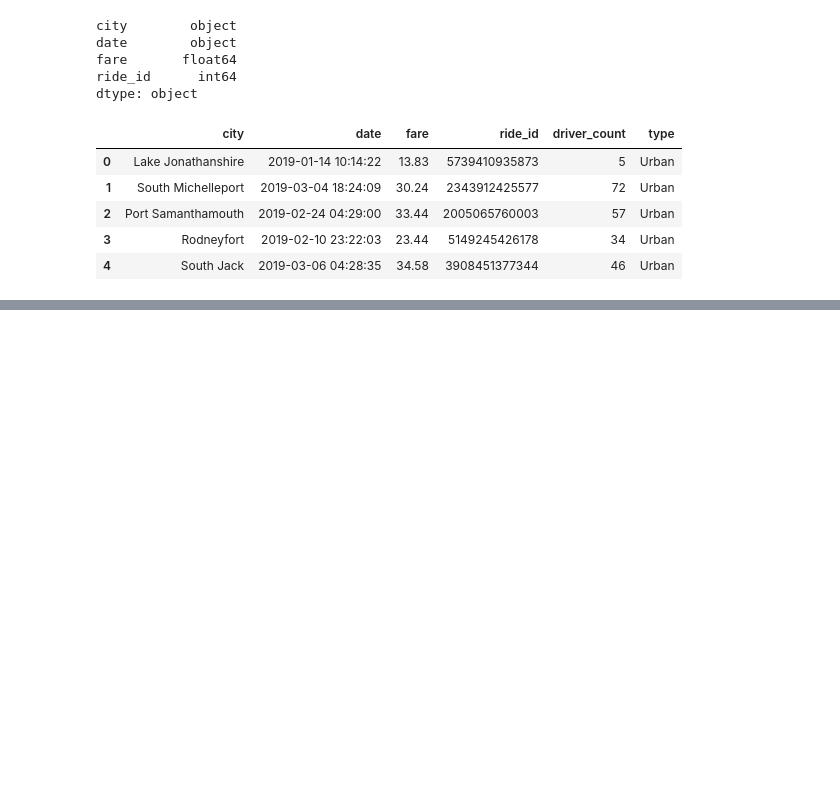
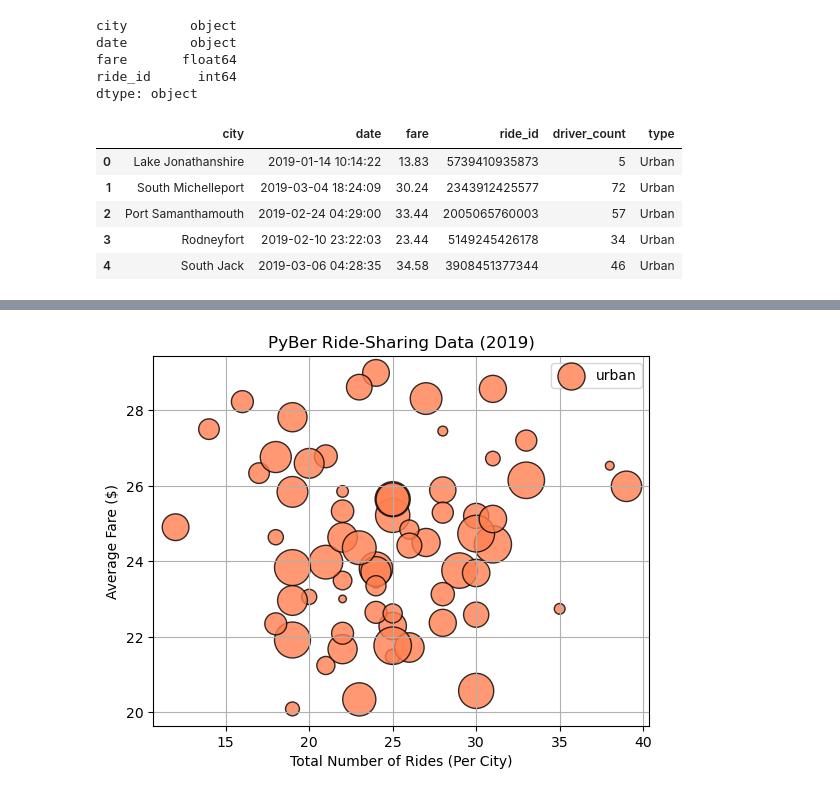
Before and after one commit to bchillman/PyBer_Analysis, a Jupyter notebook: PyBer.ipynb, the cells around one changed output, grey strips where cells are left out. Saved outputs shown, nothing was run; the diff lists cells and outputs as text; code cells hidden in the pictures; blank space fills up the shorter version.

Commit message:
Updating PyBer.ipynb with scatter plot code

```diff
--- a/PyBer.ipynb
+++ b/PyBer.ipynb
@@ -95,3 +95,7 @@ pyber_data_df.head()
 | 2 | Port Samanthamouth | 2019-02-24 04:29:00 | 33.44 | 2005065760003 | 57 | Urban |
 | 3 | Rodneyfort | 2019-02-10 23:22:03 | 23.44 | 5149245426178 | 34 | Urban |
 | 4 | South Jack | 2019-03-06 04:28:35 | 34.58 | 3908451377344 | 46 | Urban |
+# %%
+# Create the Urban Cities DataFrame
+urban_cities_df = pyber_data_df.loc[pyber_data_df['type']=='Urban']
+urban_cities_df.head()
@@ -97,0 +131,4 @@ pyber_data_df.head()
+# %%
+# Get the number of rides for urban cities
+urban_ride_count = urban_cities_df.groupby(['city']).count()['ride_id']
+urban_ride_count.head()
@@ -97,0 +167,4 @@ pyber_data_df.head()
+# %%
+# Get the average fare for urban cities
+urban_average_fare = urban_cities_df.groupby(['city']).mean()['fare']
+urban_average_fare.head()
@@ -97,0 +185,4 @@ pyber_data_df.head()
+# %%
+# Get the average number of drivers for each urban city
+urban_average_drivers = urban_cities_df.groupby(['city']).mean()['driver_count']
+urban_average_drivers.head()
@@ -97,0 +203,12 @@ pyber_data_df.head()
+# %%
+# Build the scatter plot for urban cities
+plt.scatter(urban_ride_count, urban_average_fare, s=10*urban_average_drivers, color='coral', edgecolor = 'black',
+             linewidths=1, alpha=0.8, label='urban')
+plt.xlabel("Total Number of Rides (Per City)")
+plt.ylabel("Average Fare ($)")
+plt.title("PyBer Ride-Sharing Data (2019)")
+plt.grid()
+plt.legend()
+plt.show()
+# %% [output]
+[figure, added]
```
Also changed, not shown: parts of 13 cells of this notebook.
